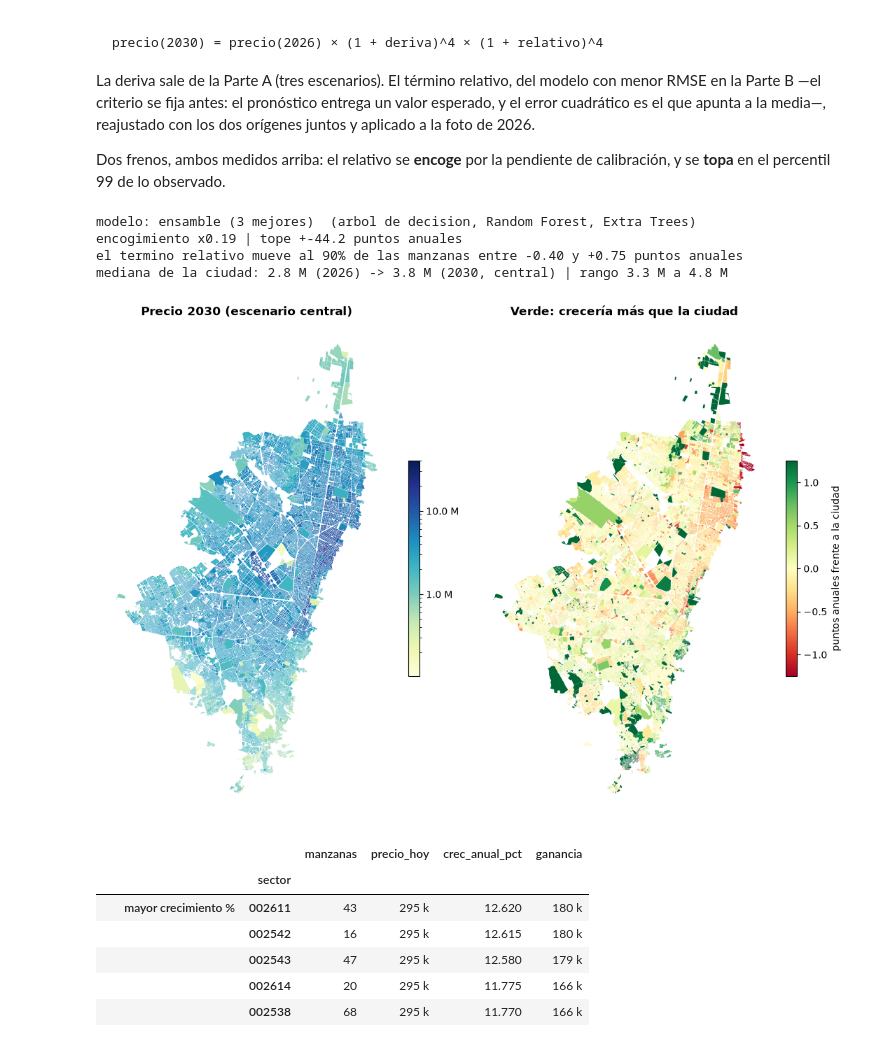
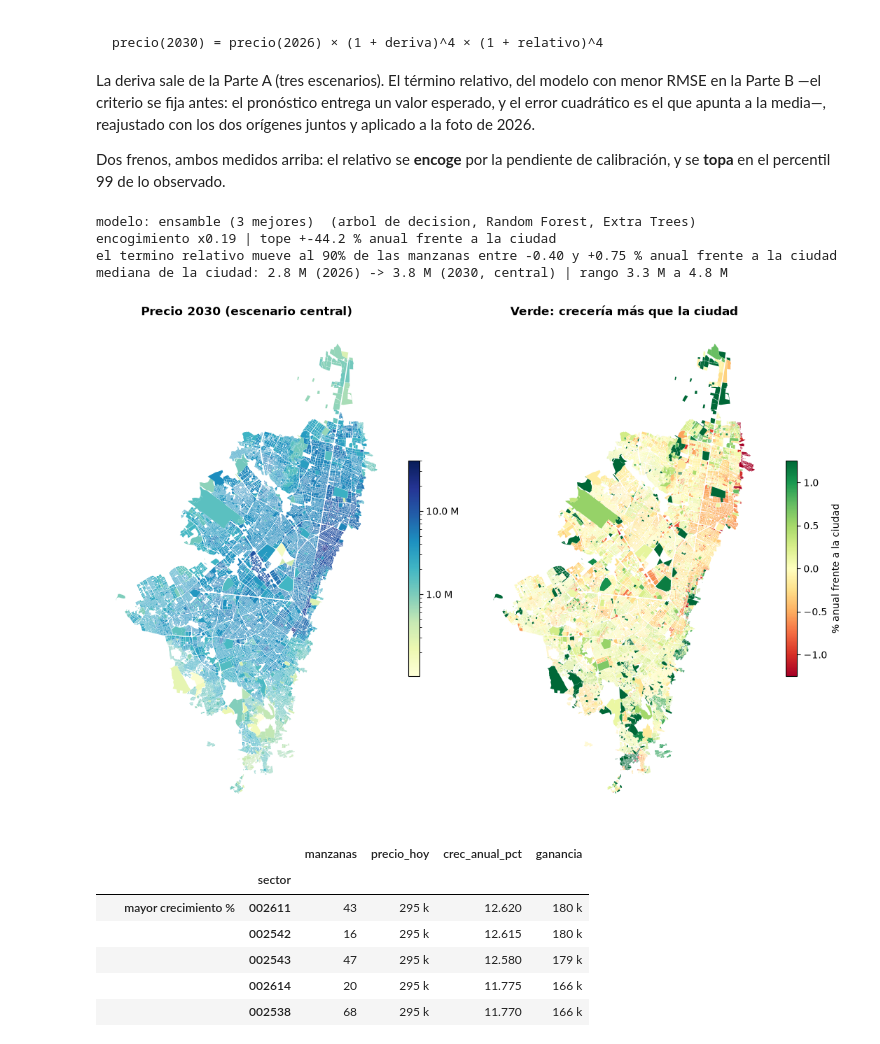
Before and after one commit to Andresdc11/Catastro_Project, a Jupyter notebook: notebooks/02_pronostico.ipynb, the cells around one changed output. Saved outputs shown, nothing was run; the diff lists cells and outputs as text; code cells hidden in the pictures.

```diff
--- a/notebooks/02_pronostico.ipynb
+++ b/notebooks/02_pronostico.ipynb
@@ -61,6 +56,16 @@ def pesos(x, pos=None):
     return "%.1f M" % (x / 1e6) if x >= 1e6 else "%.0f k" % (x / 1e3)
 
 pct = lambda g: 100 * (10 ** g - 1)        # crecimiento anual en log10 -> % anual
+
+def lift_decil(p, y, deriva, fraccion=.1):
+    """Puntos que gana el decil señalado. Los empates del corte pesan por igual: el
+    orden de las filas no decide, y una prediccion constante da exactamente 0."""
+    p = np.asarray(p, dtype=float)
+    cupos = int(round(fraccion * len(p)))
+    corte = np.sort(p)[::-1][cupos - 1]
+    arriba, empate = p > corte, p == corte
+    peso = arriba + empate * (cupos - arriba.sum()) / empate.sum()
+    return pct((peso * y).sum() / peso.sum() + deriva) - pct(y.mean() + deriva)
 # %% [markdown]
 ## 1. El panel: una fila por manzana, una columna por año
 
@@ -161,7 +171,7 @@ entrenamiento, que es justo lo que no se repite.
 # %%
 mz = gpd.read_file(C.TABLA)
 VARIABLES = ["lon", "lat", "dist_centro_historico_km", "dist_calle_100_km", "dist_aeropuerto_km",
-             "dist_centro_sur_km", "dist_cerros_km", "azimut_sin", "azimut_cos",
+             "dist_centro_sur_km", "dist_cerros_km", "pbdir_sin", "pbdir_cos",
              "vecinos_500m", "vecinos_1km", "dist_vecino_8_km", "ivs"]
 
 panel = mz[mz["ivs"].notna()].merge(LOG.reset_index(), on="MANCODIGO").reset_index(drop=True)
@@ -170,8 +180,7 @@ vecinos = NearestNeighbors(n_neighbors=K_VECINOS + 1).fit(xy).kneighbors(xy)[1][
 
 # un bloque por origen: variables observables en t0 y crecimiento t0 -> t0+H.
 # El de 2026 no tiene objetivo: es el que se usa para pronosticar.
-bloques = {}
-for t0 in [ORIGEN_TRAIN, ORIGEN_TEST, C.ANIO]:
+def armar_bloque(t0):
     nivel = panel[t0].values
     g1 = (panel[t0] - panel[t0 - 1]).values                 # ultimo año
     g2 = ((panel[t0] - panel[t0 - 2]) / 2).values           # ultimo bienio, anual
@@ -182,9 +191,10 @@ for t0 in [ORIGEN_TRAIN, ORIGEN_TEST, C.ANIO]:
     X["vec_g1"], X["vec_g2"] = g1[vecinos].mean(1), g2[vecinos].mean(1)
     if t0 + H <= C.ANIO:
         crec = (panel[t0 + H] - panel[t0]).values / H
-        bloques[t0] = (X, crec - np.median(crec), np.median(crec))
-    else:
-        bloques[t0] = (X, None, None)
+        return X, crec - np.median(crec), np.median(crec)
+    return X, None, None
+
+bloques = {t0: armar_bloque(t0) for t0 in [ORIGEN_TRAIN, ORIGEN_TEST, C.ANIO]}
 
 X_tr, y_tr, deriva_tr = bloques[ORIGEN_TRAIN]
 X_te, y_te, deriva_te = bloques[ORIGEN_TEST]
@@ -426,7 +436,6 @@ filas = []
 for nombre, p in pred.items():
     real = precio_ini + (y_te + deriva_te) * H            # precio a 3 años, real y estimado
     est = precio_ini + (p + deriva_te) * H
-    decil = pd.qcut(pd.Series(p).rank(method="first"), 10, labels=False).values
     filas.append({
         "modelo": nombre,
         "r2_relativo": 1 - np.sum((y_te - p) ** 2) / np.sum((y_te - y_te.mean()) ** 2),
@@ -435,7 +444,7 @@ for nombre, p in pred.items():
         "error_precio_pct": 100 * np.median(np.abs(10 ** est - 10 ** real) / 10 ** real),
         "spearman": pd.Series(p).corr(pd.Series(y_te), method="spearman"),
         "acierto_direccion": 100 * np.mean((p > 0) == (y_te > 0)),
-        "lift_decil_top": pct(y_te[decil == 9].mean() + deriva_te) - pct(y_te.mean() + deriva_te)})
+        "lift_decil_top": lift_decil(p, y_te, deriva_te)})
 
 tabla_b = pd.DataFrame(filas).set_index("modelo").sort_values("r2_relativo", ascending=False)
 for m in ["r2_relativo", "mae_log10", "spearman", "lift_decil_top"]:
@@ -721,8 +733,8 @@ pron["ganancia_cop_m2"] = pron["cop_m2_%d_central" % fin] - pron["cop_m2_%d" % C
 pron.drop(columns="geometry").to_csv(C.PROC / "pronostico_manzanas.csv.gz", index=False)
 
 print("modelo: %s%s" % (nombre_final, "  (%s)" % ", ".join(componentes) if len(componentes) > 1 else ""))
-print("encogimiento x%.2f | tope +-%.1f puntos anuales" % (factor, pct(tope)))
-print("el termino relativo mueve al 90%% de las manzanas entre %+.2f y %+.2f puntos anuales"
+print("encogimiento x%.2f | tope +-%.1f %% anual frente a la ciudad" % (factor, pct(tope)))
+print("el termino relativo mueve al 90%% de las manzanas entre %+.2f y %+.2f %% anual frente a la ciudad"
       % tuple(np.percentile(pron["crec_relativo_pct"], [5, 95])))
 print("mediana de la ciudad: %s (%d) -> %s (%d, central) | rango %s a %s"
       % (pesos(pron["cop_m2_%d" % C.ANIO].median()), C.ANIO,
@@ -730,24 +742,24 @@ print("mediana de la ciudad: %s (%d) -> %s (%d, central) | rango %s a %s"
          pesos(pron["cop_m2_%d_bajo" % fin].median()), pesos(pron["cop_m2_%d_alto" % fin].median())))
 # %% [output]
 modelo: ensamble (3 mejores)  (arbol de decision, Random Forest, Extra Trees)
-encogimiento x0.19 | tope +-44.2 puntos anuales
-el termino relativo mueve al 90% de las manzanas entre -0.40 y +0.75 puntos anuales
+encogimiento x0.19 | tope +-44.2 % anual frente a la ciudad
+el termino relativo mueve al 90% de las manzanas entre -0.40 y +0.75 % anual frente a la ciudad
 mediana de la ciudad: 2.8 M (2026) -> 3.8 M (2030, central) | rango 3.3 M a 4.8 M
 # %%
 fig, ax = plt.subplots(1, 2, figsize=(2 * TAM_MAPA[0] + 1, TAM_MAPA[1]))
 pron.plot(column="cop_m2_%d_central" % fin, cmap="YlGnBu", linewidth=0, ax=ax[0], legend=True,
           norm=plt.matplotlib.colors.LogNorm(), legend_kwds={"shrink": .4, "format": plt.FuncFormatter(pesos)})
 ax[0].set_title("Precio %d (escenario central)" % fin, fontweight="bold")
 
 lim = np.nanpercentile(np.abs(pron["crec_relativo_pct"]), 97)
 pron.plot(column="crec_relativo_pct", cmap="RdYlGn", vmin=-lim, vmax=lim, linewidth=0, ax=ax[1],
-          legend=True, legend_kwds={"shrink": .4, "label": "puntos anuales frente a la ciudad"})
+          legend=True, legend_kwds={"shrink": .4, "label": "% anual frente a la ciudad"})
 ax[1].set_title("Verde: crecería más que la ciudad", fontweight="bold")
 for a in ax:
     a.set_axis_off()
 fig.tight_layout();
 # %% [output]
-[figure, old version]
+[figure, new version]
 # %%
 fig, ax = plt.subplots(figsize=(7, 3.8))
 ax.plot(ciudad.index, ciudad.values, "o-", color=AZUL, lw=2, label="observado")
```
Also changed, not shown: parts of 23 cells of this notebook, 9 other files.
